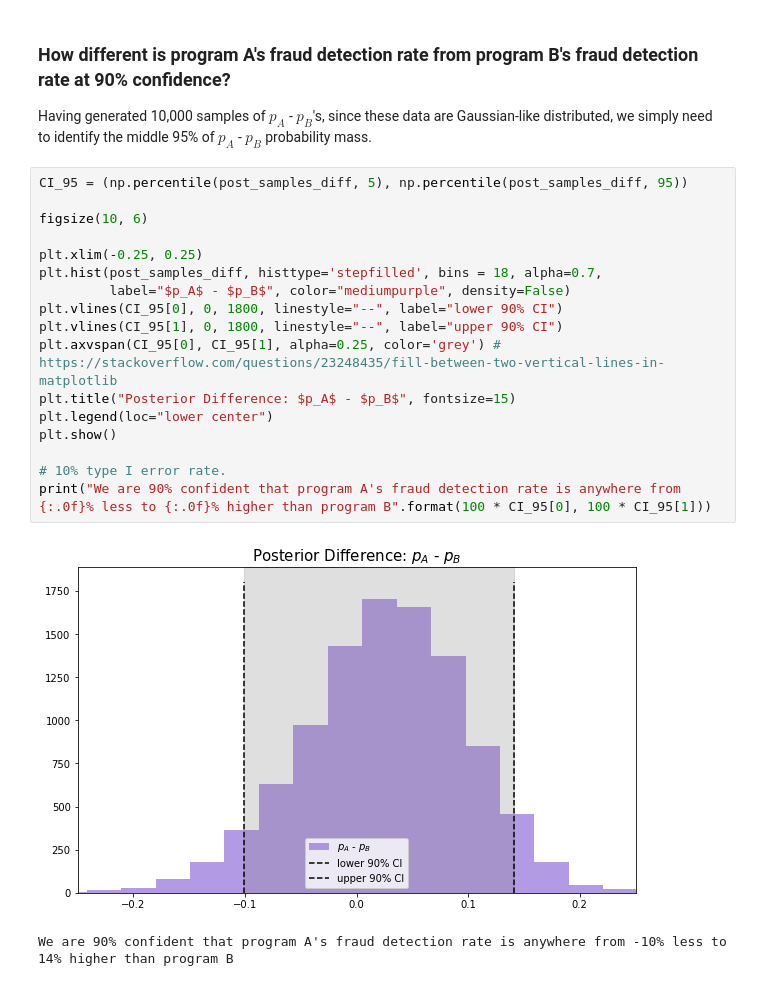
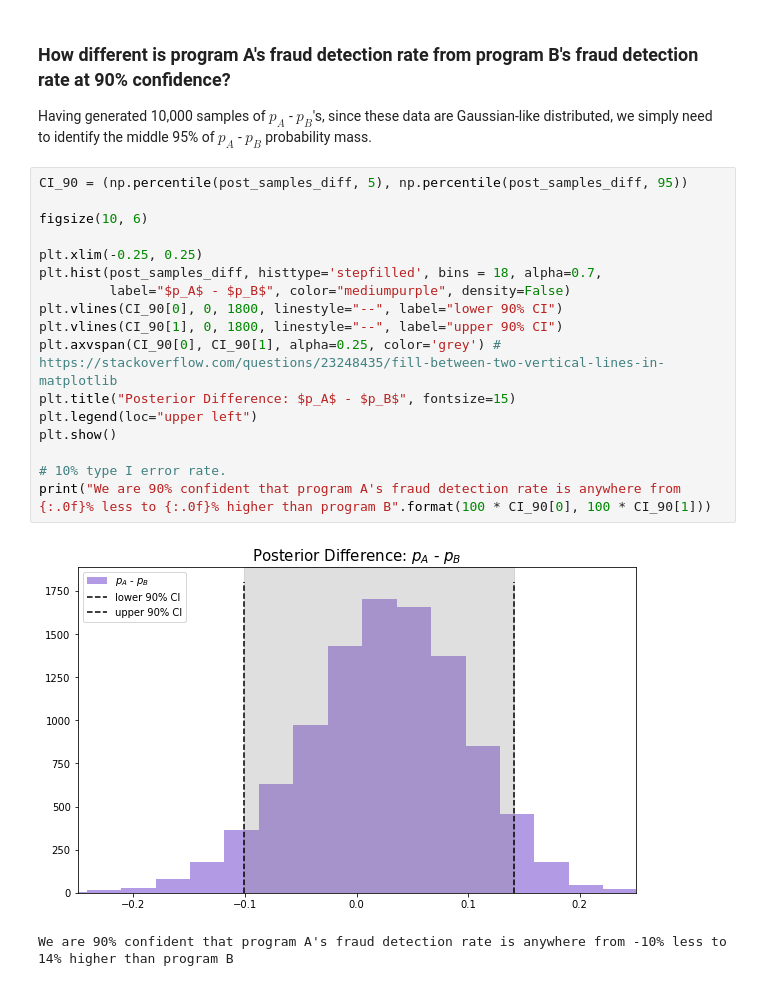
Before and after one commit to BrandonHoeft/Bayesian-Inference, a Jupyter notebook: bayesian-AB-testing.ipynb, the cells around one changed output. Drawn from its saved outputs; the diff is of its cells as text.

```diff
--- a/bayesian-AB-testing.ipynb
+++ b/bayesian-AB-testing.ipynb
@@ -180,22 +184,22 @@ There is only a 63.0% probability that program A has a higher fraud rate than pr
 
 Having generated 10,000 samples of $p_A$ - $p_B$'s, since these data are Gaussian-like distributed, we simply need to identify the middle 95% of $p_A$ - $p_B$ probability mass.
 # %%
-CI_95 = (np.percentile(post_samples_diff, 5), np.percentile(post_samples_diff, 95))
+CI_90 = (np.percentile(post_samples_diff, 5), np.percentile(post_samples_diff, 95))
 
 figsize(10, 6)
 
 plt.xlim(-0.25, 0.25)
 plt.hist(post_samples_diff, histtype='stepfilled', bins = 18, alpha=0.7,
          label="$p_A$ - $p_B$", color="mediumpurple", density=False)
-plt.vlines(CI_95[0], 0, 1800, linestyle="--", label="lower 90% CI")
-plt.vlines(CI_95[1], 0, 1800, linestyle="--", label="upper 90% CI")
-plt.axvspan(CI_95[0], CI_95[1], alpha=0.25, color='grey') # https://stackoverflow.com/questions/23248435/fill-between-two-vertical-lines-in-matplotlib
+plt.vlines(CI_90[0], 0, 1800, linestyle="--", label="lower 90% CI")
+plt.vlines(CI_90[1], 0, 1800, linestyle="--", label="upper 90% CI")
+plt.axvspan(CI_90[0], CI_90[1], alpha=0.25, color='grey') # https://stackoverflow.com/questions/23248435/fill-between-two-vertical-lines-in-matplotlib
 plt.title("Posterior Difference: $p_A$ - $p_B$", fontsize=15)
-plt.legend(loc="lower center")
+plt.legend(loc="upper left")
 plt.show()
 
 # 10% type I error rate.
-print("We are 90% confident that program A's fraud detection rate is anywhere from {:.0f}% less to {:.0f}% higher than program B".format(100 * CI_95[0], 100 * CI_95[1]))
+print("We are 90% confident that program A's fraud detection rate is anywhere from {:.0f}% less to {:.0f}% higher than program B".format(100 * CI_90[0], 100 * CI_90[1]))
 # %% [output]
-[figure, old version]
+[figure, new version]
 We are 90% confident that program A's fraud detection rate is anywhere from -10% less to 14% higher than program B
```
Also changed, not shown: parts of 9 cells of this notebook.
